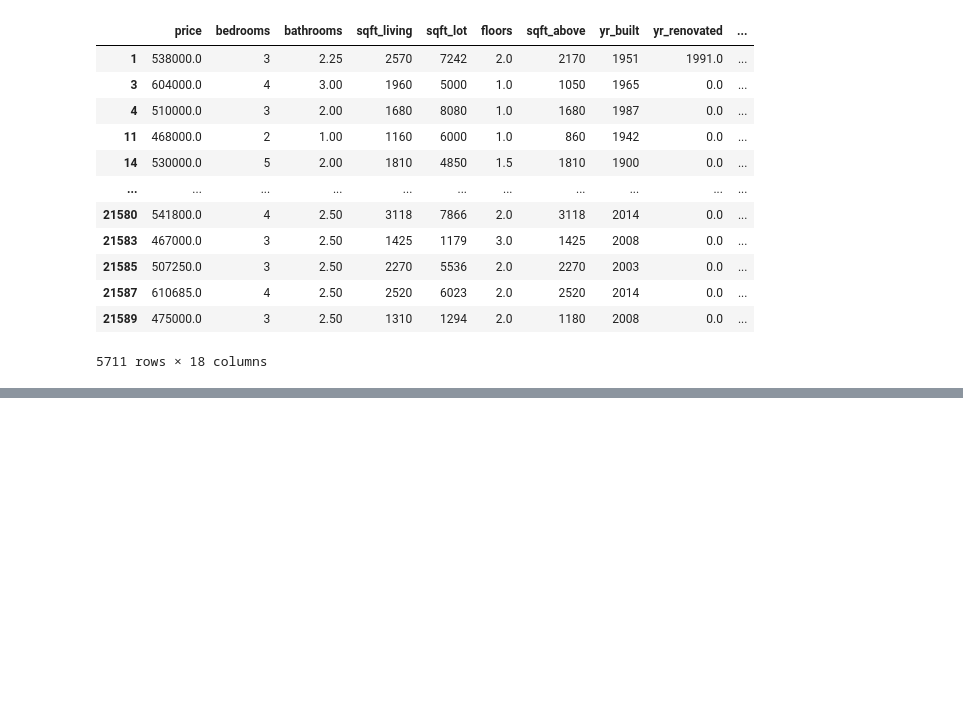
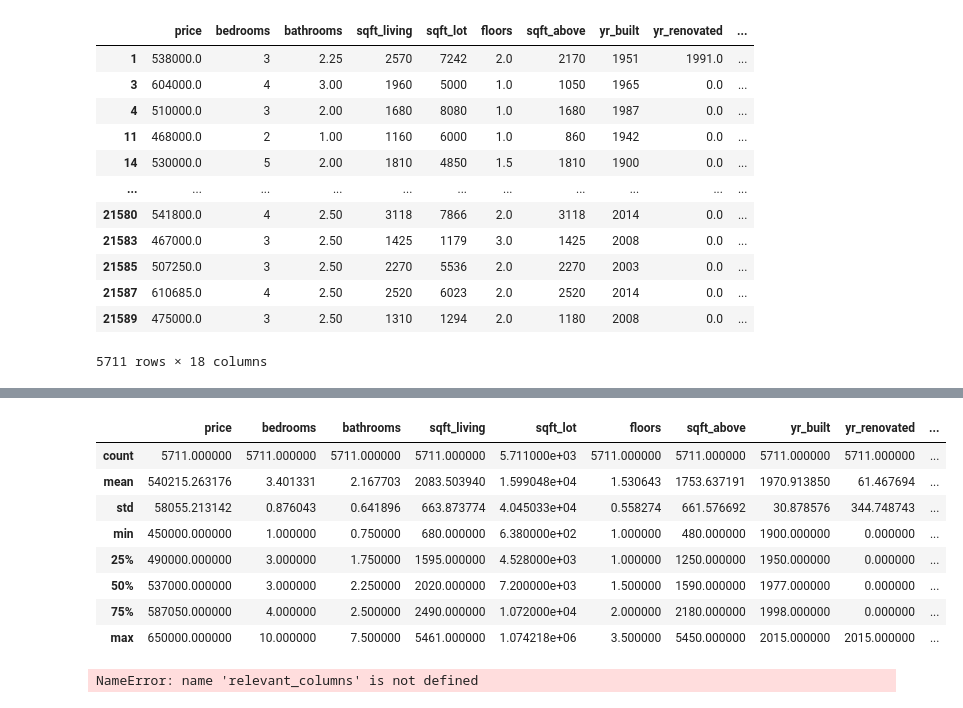
Before and after one commit to mattrubic/dsc-phase-2-project-v2-3, a Jupyter notebook: Test budget ranges.ipynb, the cells around one changed output, grey strips where cells are left out. Cells and saved outputs as stored; diff of their text form; code cells hidden in the pictures; blank space fills up the shorter version.

```diff
--- a/Test budget ranges.ipynb
+++ b/Test budget ranges.ipynb
@@ -252,0 +253,12 @@ SyntaxError: closing parenthesis ']' does not match opening parenthesis '(' on l
+# %%
+target_df.describe()
+# %% [output]
+|  | price | bedrooms | bathrooms | sqft_living | sqft_lot | floors | sqft_above | yr_built | yr_renovated | ... |
+| count | 5711.000000 | 5711.000000 | 5711.000000 | 5711.000000 | 5.711000e+03 | 5711.000000 | 5711.000000 | 5711.000000 | 5711.000000 | ... |
+| mean | 540215.263176 | 3.401331 | 2.167703 | 2083.503940 | 1.599048e+04 | 1.530643 | 1753.637191 | 1970.913850 | 61.467694 | ... |
+| std | 58055.213142 | 0.876043 | 0.641896 | 663.873774 | 4.045033e+04 | 0.558274 | 661.576692 | 30.878576 | 344.748743 | ... |
+| min | 450000.000000 | 1.000000 | 0.750000 | 680.000000 | 6.380000e+02 | 1.000000 | 480.000000 | 1900.000000 | 0.000000 | ... |
+| 25% | 490000.000000 | 3.000000 | 1.750000 | 1595.000000 | 4.528000e+03 | 1.000000 | 1250.000000 | 1950.000000 | 0.000000 | ... |
+| 50% | 537000.000000 | 3.000000 | 2.250000 | 2020.000000 | 7.200000e+03 | 1.500000 | 1590.000000 | 1977.000000 | 0.000000 | ... |
+| 75% | 587050.000000 | 4.000000 | 2.500000 | 2490.000000 | 1.072000e+04 | 2.000000 | 2180.000000 | 1998.000000 | 0.000000 | ... |
+| max | 650000.000000 | 10.000000 | 7.500000 | 5461.000000 | 1.074218e+06 | 3.500000 | 5450.000000 | 2015.000000 | 2015.000000 | ... |
@@ -252,0 +272,7 @@ SyntaxError: closing parenthesis ']' does not match opening parenthesis '(' on l
+# %%
+X_train = X_train.loc[:, relevant_columns]
+
+# Visually inspect X_train
+X_train
+# %% [output]
+NameError: name 'relevant_columns' is not defined
```
Also changed, not shown: parts of 3 cells of this notebook.
